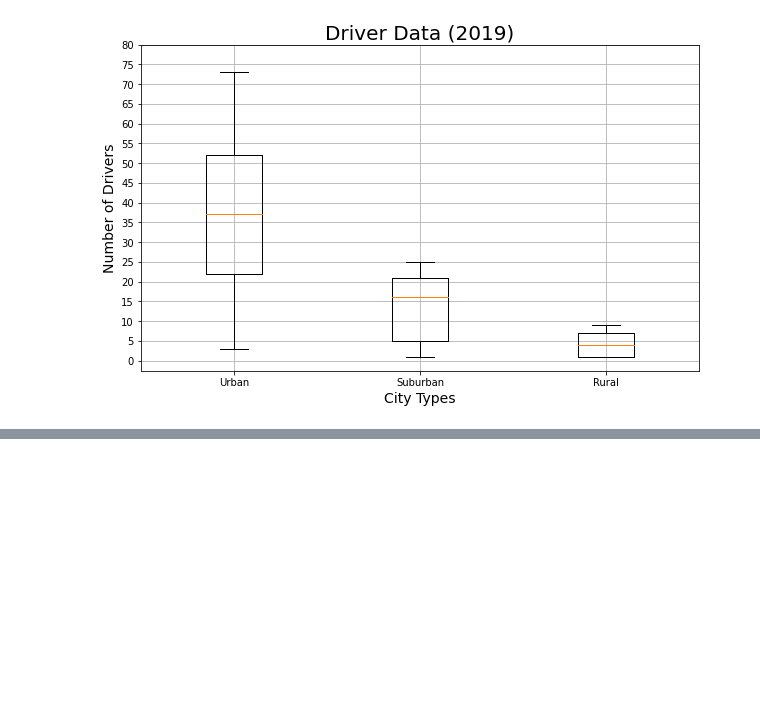
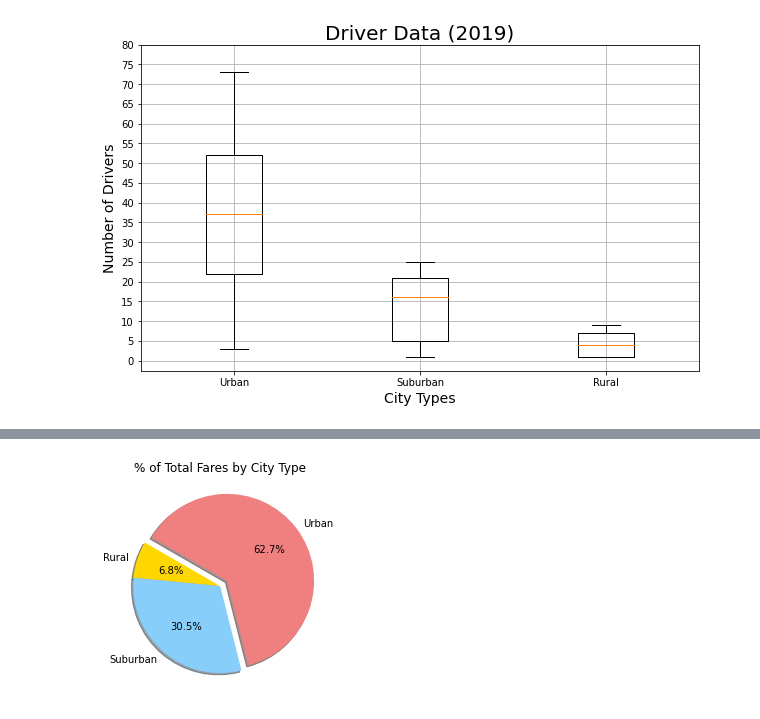
Before and after one commit to ariw237/PyBer_Analysis, a Jupyter notebook: PyBer.ipynb, the cells around one changed output, grey strips where cells are left out. Drawn from its saved outputs; the diff is of its cells as text; code cells hidden in the pictures; blank space fills up the shorter version.

```diff
--- a/PyBer.ipynb
+++ b/PyBer.ipynb
@@ -796,0 +847,13 @@ plt.show()
+# %%
+#Not the best looking so lets annotate and improve this:
+plt.pie(type_percents,
+    labels=["Rural", "Suburban", "Urban"],
+    colors=["gold", "lightskyblue", "lightcoral"],
+    explode=[0, 0, 0.1],
+    autopct='%1.1f%%',
+    shadow=True, startangle=150)
+plt.title("% of Total Fares by City Type")
+# Show Figure
+plt.show()
+# %% [output]
+[figure, added]
```
Also changed, not shown: parts of 7 cells of this notebook.
